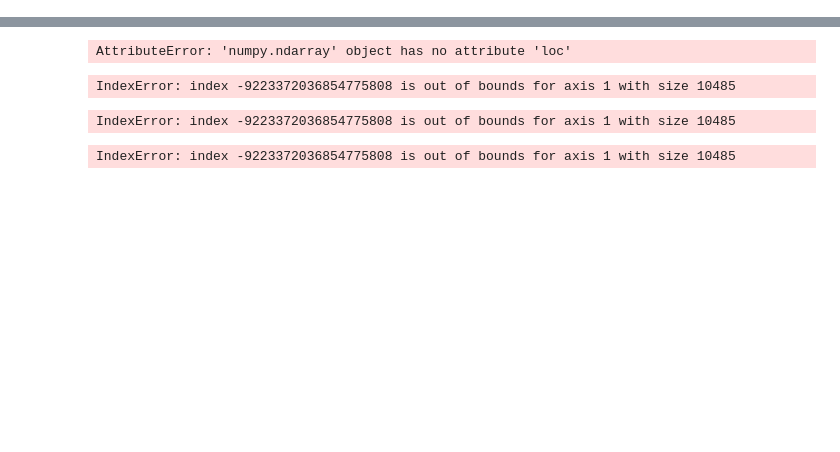
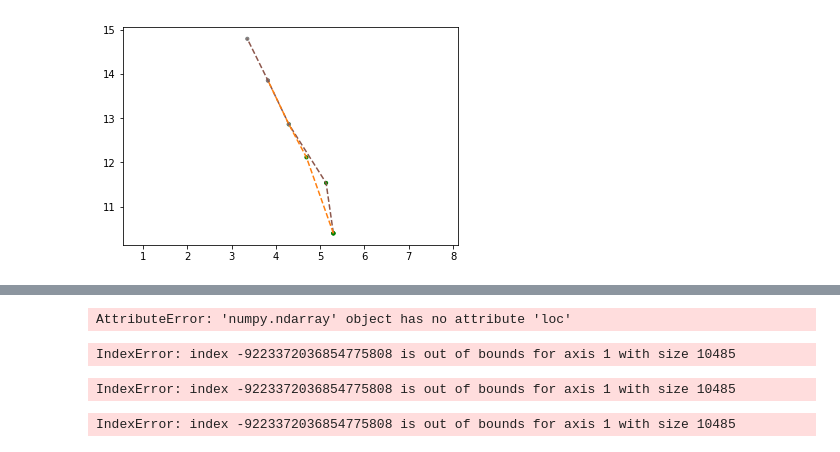
Before and after one commit to MatthiasLienhard/garmin_sandbox, a Jupyter notebook: analyse_recording.ipynb, the cells around one changed output, grey strips where cells are left out. Cells and saved outputs as stored; diff of their text form; code cells hidden in the pictures; blank space fills up the shorter version.

```diff
--- a/analyse_recording.ipynb
+++ b/analyse_recording.ipynb
@@ -181,12 +230,0 @@ plt.show()
-# %%
-
-idx=np.arange(0, i+1)*15+data['gps_time']
-idx[0]=0
-col=np.array(["green", "red"])
-cols=col[(depth[idx.astype(int)]< -.5).astype(int)]
-
-plt.axis('equal')
-plt.plot(  np.cumsum(data['delta_long']), np.cumsum(data['delta_lat']), '--')
-
-plt.scatter(  np.cumsum(data['delta_long']), np.cumsum(data['delta_lat']), s=10,c=list(cols))
-plt.show()
@@ -218,0 +318,4 @@ array([nan, nan, nan, nan, nan, nan, nan, nan, nan, nan, nan, nan, nan,
+# %%
+plotPos(diveData, start=35, end=40, drawPoints=True)
+# %% [output]
+[figure, added]
```
Also changed, not shown: parts of 26 cells of this notebook, 4 other files.
